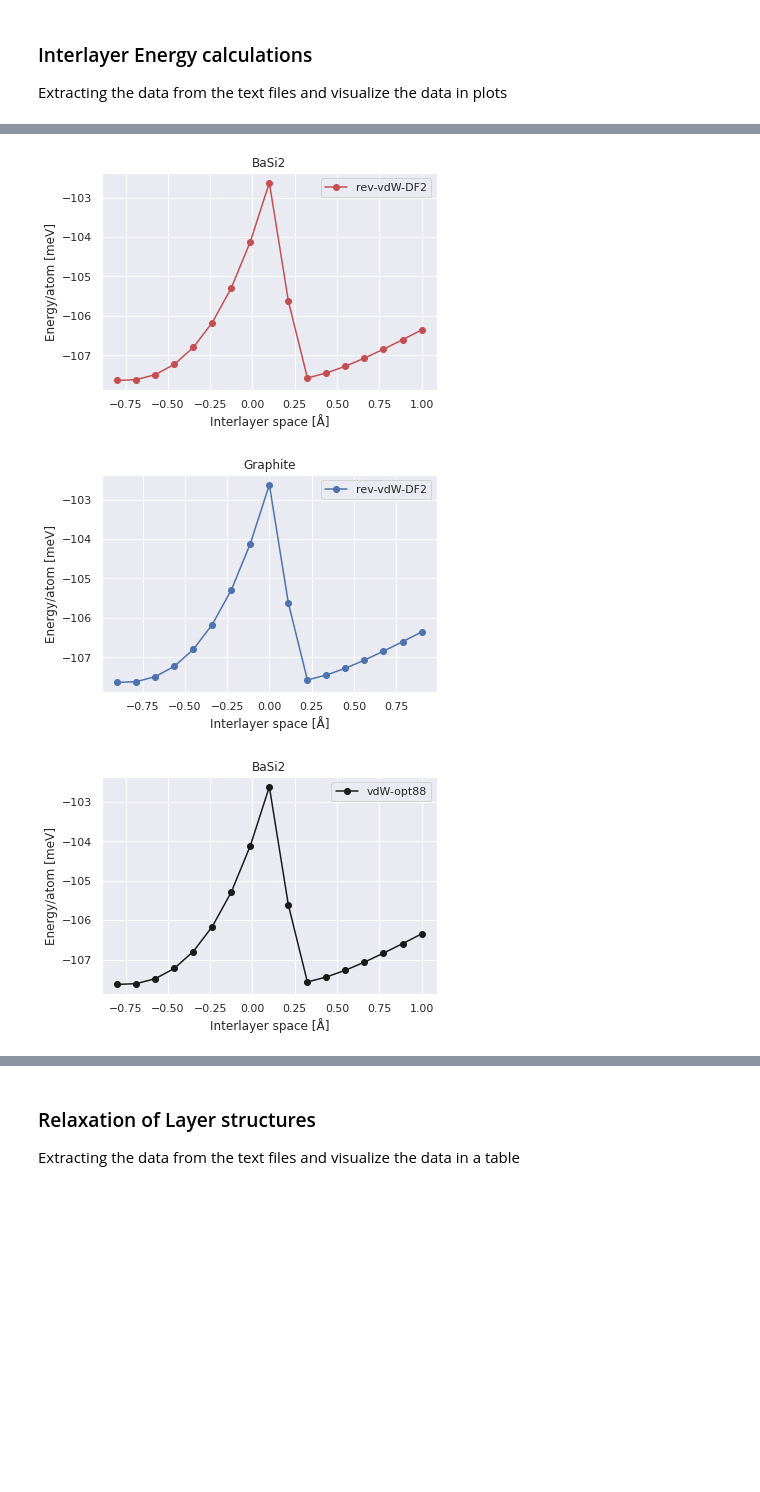
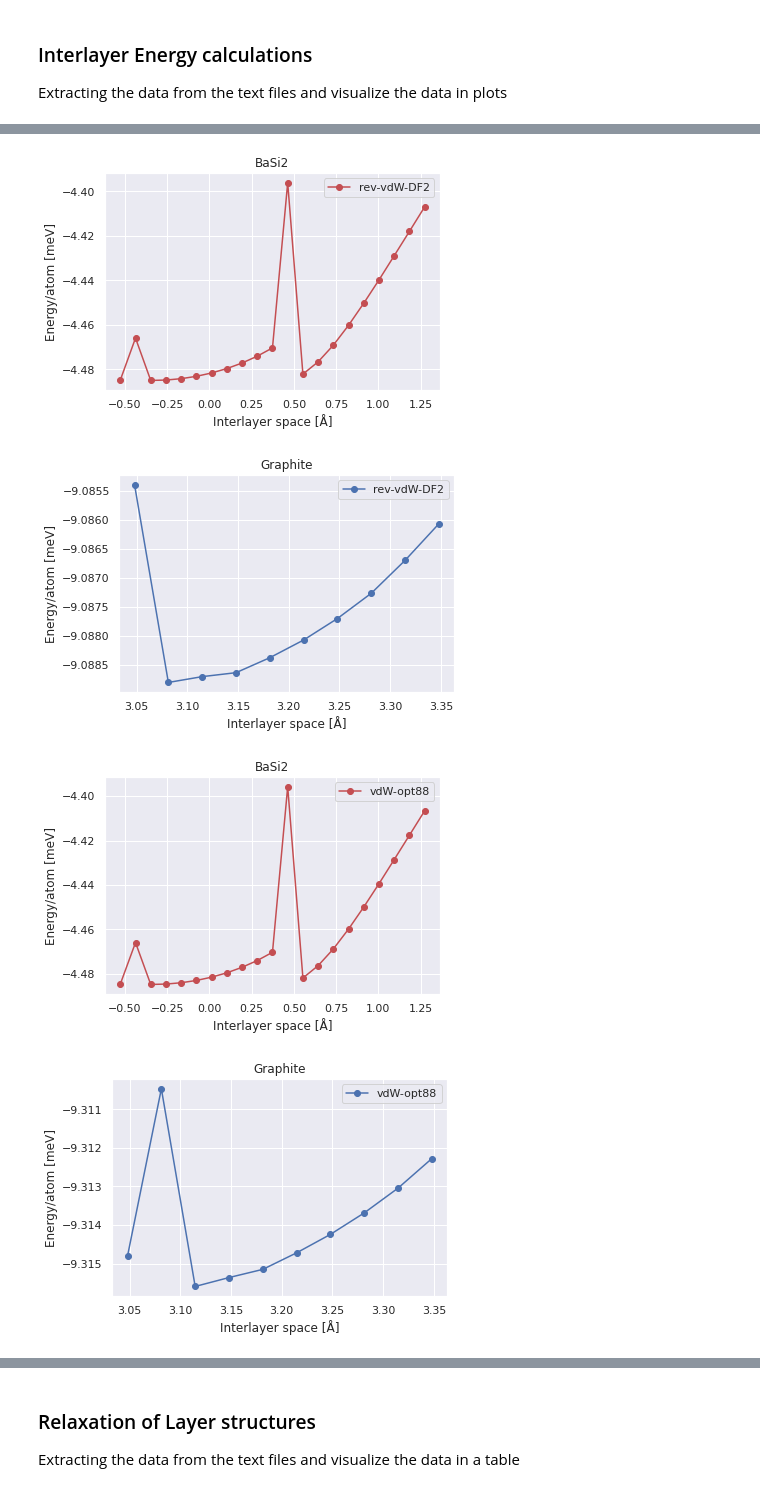
Before and after one commit to Moejay10/DFT, a Jupyter notebook: Code/DFT_Python.ipynb, the cells around one changed output, grey strips where cells are left out. Cells and saved outputs as stored; diff of their text form; code cells hidden in the pictures; blank space fills up the shorter version.

```diff
--- a/Code/DFT_Python.ipynb
+++ b/Code/DFT_Python.ipynb
@@ -215,12 +215,12 @@ rev = np.array(rev)
 vdw = np.array(vdw)
 
 # The starting distance between layers
-origo = 0 #4.641434669 - 4.368033409 # Between atom 3 and 4
+origo = 4.641434669 - 4.368033409 # Between atom 3 and 4
 
 
 x = np.linspace(-0.8, 1.0, len(pbe))
 x += origo
-n = 1#24
+n = 24
 
 E_c = 0#basi2_atoms
 
@@ -231,6 +231,7 @@ pbe_1 = []
 dft_d3_1 = []
 lda_1 = []
 rev_1 = []
+vdw_1 = []
 
 thisdir = '../Results/Layers/L_L_distance/Graphite/Run1'
 filepaths, filenames = readFilesFromDirectory(thisdir)
@@ -242,11 +243,11 @@ for i in range(len(data1['DFT_D3.txt'])):
     dft_d3_1.append(data1['DFT_D3.txt'][i])
     lda_1.append(data1['LDA.txt'][i])
     rev_1.append(data1['rev_vdW_DF2.txt'][i])
+    vdw_1.append(data1['vdW_opt88.txt'][i])
 
 
 
-
-
+"""
 thisdir = '../Results/Layers/L_L_distance/Graphite/Run2'
 filepaths, filenames = readFilesFromDirectory(thisdir)
 data2 = readEnergyFromFile(filepaths, filenames)
@@ -256,27 +257,27 @@ for i in range(1, len(data1['DFT_D3.txt'])):
     dft_d3_1.append(data2['DFT_D3.txt'][i])
     lda_1.append(data2['LDA.txt'][i])
     rev_1.append(data2['rev_vdW_DF2.txt'][i])
-
+"""
 
 
 pbe_1 = np.array(pbe_1)
 dft_d3_1 = np.array(dft_d3_1)
 lda_1 = np.array(lda_1)
 rev_1 = np.array(rev_1)
+vdw_1 = np.array(vdw_1)
+
+# The starting distance between layers
+origo_1 = 3.348000050 # Between atom 1 and 2
 
 
-# The starting distance between layers
-origo_1 = 0 #3.348000050 # Between atom 1 and 2
-
-
-x_1 = np.linspace(-0.9, 0.9, len(pbe_1))
+x_1 = np.linspace(-0.3, 0, len(pbe_1))
 x_1 += origo_1
-n_1 = 1#4
+n_1 = 4
 
 E_c_1 = 0#4*carbon
 
-df1=pd.DataFrame({'x': x_1, 'pbe': (pbe-E_c_1)/n_1, 'dft_d3': (dft_d3-E_c_1)/n_1, 'lda': (lda-E_c_1)/n_1,
-    'rev': (rev-E_c_1)/n_1, 'vdw': (vdw-E_c_1)/n_1})
+df1=pd.DataFrame({'x': x_1, 'pbe': (pbe_1-E_c_1)/n_1, 'dft_d3': (dft_d3_1-E_c_1)/n_1, 'lda': (lda_1-E_c_1)/n_1,
+    'rev': (rev_1-E_c_1)/n_1, 'vdw': (vdw_1-E_c_1)/n_1})
 # %%
 plt.plot(x, df['pbe'], "-or")
 plt.plot(x, df['dft_d3'], "-ob")
@@ -352,17 +353,25 @@ plt.xlabel("Interlayer space [Å]")
 plt.ylabel("Energy/atom [meV]")
 plt.show()
 # %% [output]
-[figure, old version]
+[figure, new version]
-[figure, old version]
+[figure, new version]
 # %%
-plt.plot(x, df['vdw'], "-ok")
+plt.plot(x, df['vdw'], "-or")
 plt.legend(["vdW-opt88"])
 plt.title("BaSi2")
 plt.xlabel("Interlayer space [Å]")
 plt.ylabel("Energy/atom [meV]")
 plt.show()
+
+plt.plot(x_1, df1['vdw'], "-ob")
+plt.legend(["vdW-opt88"])
+plt.title("Graphite")
+plt.xlabel("Interlayer space [Å]")
+plt.ylabel("Energy/atom [meV]")
+plt.show()
 # %% [output]
-[figure, old version]
+[figure, new version]
+[figure, added]
 # %%
 plt.plot(x, df['lda'], "-og")
 plt.legend(["LDA"])
```
Also changed, not shown: parts of 5 cells of this notebook.
